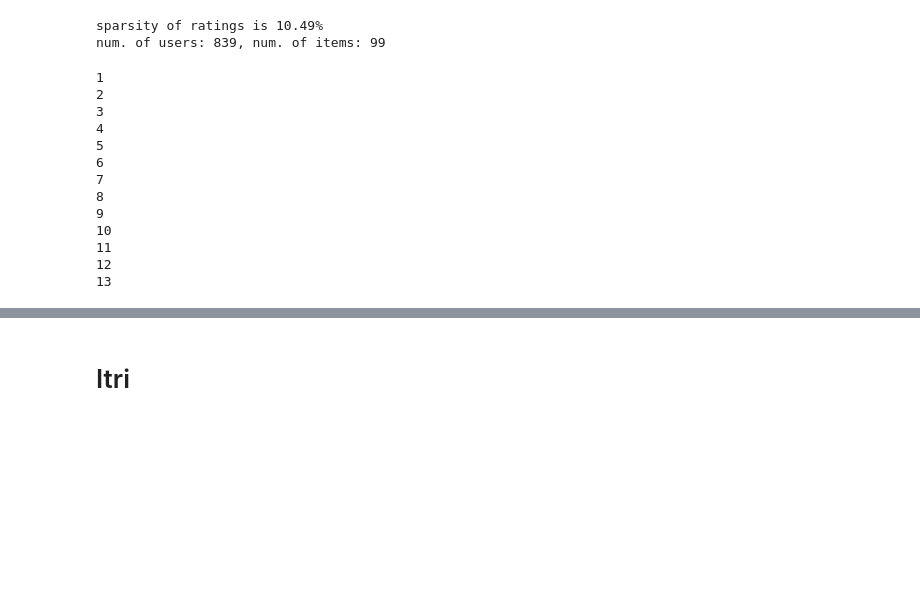
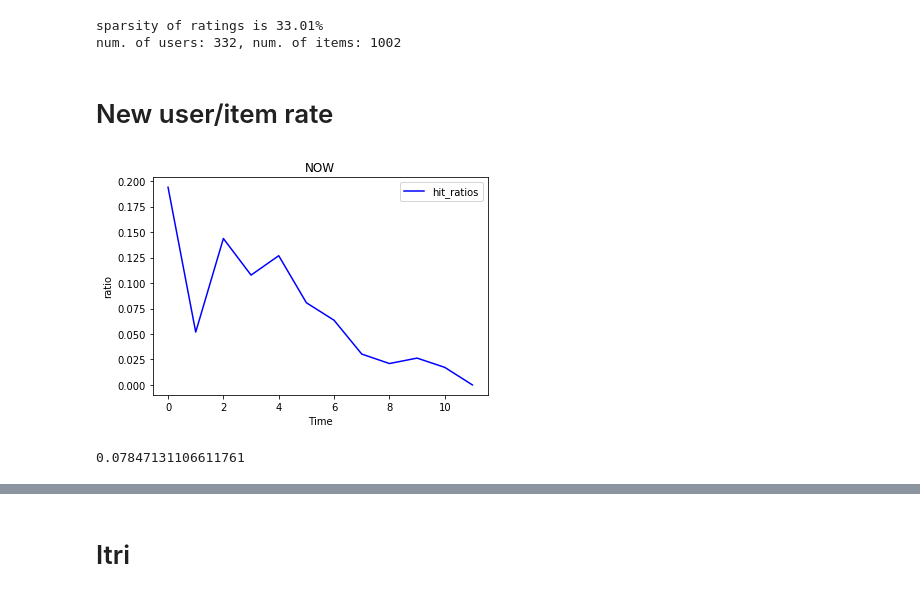
Before and after one commit to yutailin1993/Recommender-Exp, a Jupyter notebook: CDAE/new_CDAE.ipynb, the cells around one changed output, grey strips where cells are left out. Drawn from its saved outputs; the diff is of its cells as text; code cells hidden in the pictures; blank space fills up the shorter version.

```diff
--- a/CDAE/new_CDAE.ipynb
+++ b/CDAE/new_CDAE.ipynb
@@ -7,7 +7,7 @@ from CDAE import AutoEncoder
 from tqdm import trange
 from utils import *
 # %%
-df = pd.read_csv('../data/class/rating_data.csv')
+df = pd.read_csv('../data/itri/rating_itri.csv')
 df['freq'] = df.groupby('uid')['uid'].transform('count')  # count frequncy by column's values
 df = df[df['freq'] > 5]  # remove row which corresponding frequence < 5
 
@@ -21,8 +21,8 @@ sparsity = len(df)/(total_usr*total_item)
 print("sparsity of ratings is %.2f%%" %(sparsity*100))
 print ("num. of users: %d, num. of items: %d" % (total_usr, total_item))
 # %% [output]
-sparsity of ratings is 10.49%
-num. of users: 839, num. of items: 99
+sparsity of ratings is 33.01%
+num. of users: 332, num. of items: 1002
 # %%
 import math
 def get_map(list_):
@@ -51,7 +51,7 @@ def train_test_split(df, time_interval, split_rate=0.5):
         df_train = df[df['timestamp'] < split_time]
         df_train = df_train[df_train['timestamp'] >= start_time]
 
-        df_test_1 = df[df['timestamp'] >= split_time - time_interval]
+        df_test_1 = df[df['timestamp'] >= split_time - 3*time_interval]
         df_test_1 = df_test_1[df_test_1['timestamp'] < split_time]
 
         df_test_2 = df[df['timestamp'] >= split_time]
@@ -66,43 +66,6 @@ def train_test_split(df, time_interval, split_rate=0.5):
 user_map = get_map(userList)
 item_map = get_map(itemList)
 
-user_time_interval = 3 * 30 * 24 * 3600
+user_time_interval = 7 * 24 * 3600
-# %%
-still_in_rate = []
-generator = train_test_split(df, user_time_interval)
-count = 0
-while True:
-    try:
-        count += 1
-        print (count)
-        df_train, df_test_1, df_test_2 = next(generator)
-        train_data = df_train.as_matrix()
-        test_data_1 = df_test_1.as_matrix()
-        test_data_2 = df_test_2.as_matrix()
-
-        user_train_matrix = get_matrix(train_data)
-        user_test_matrix_1 = get_matrix(test_data_1)
-        user_test_matrix_2 = get_matrix(test_data_2)
-
-        test_top_list_1 = np.count_nonzero(user_test_matrix_1, axis=0).argsort()[::-1][:10]
-        test_top_list_2 = np.count_nonzero(user_test_matrix_2, axis=0).argsort()[::-1][:10]
-
-        still_in = recall_at_N(test_top_list_2, test_top_list_1)
-
-        still_in_rate.append(still_in)
-    except StopIteration:
-        break
-# %% [output]
-1
-2
-3
-4
-5
-6
-7
-8
-9
-10
-11
-12
-13
+# %% [markdown]
+# New user/item rate
@@ -108,0 +115,12 @@ while True:
+# %%
+plt.plot(range(len(new_user_rate)), new_user_rate, color='blue', label='hit_ratios')
+plt.legend(loc="upper right")
+plt.xlabel('Time')
+plt.title('NOW')
+plt.ylabel('ratio')
+plt.show()
+plt.gcf().clear()
+print (sum(new_user_rate[:-1])/len(new_user_rate[:-1]))
+# %% [output]
+[figure, added]
+0.07847131106611761
```
Also changed, not shown: parts of 33 cells of this notebook, 4 other files.
